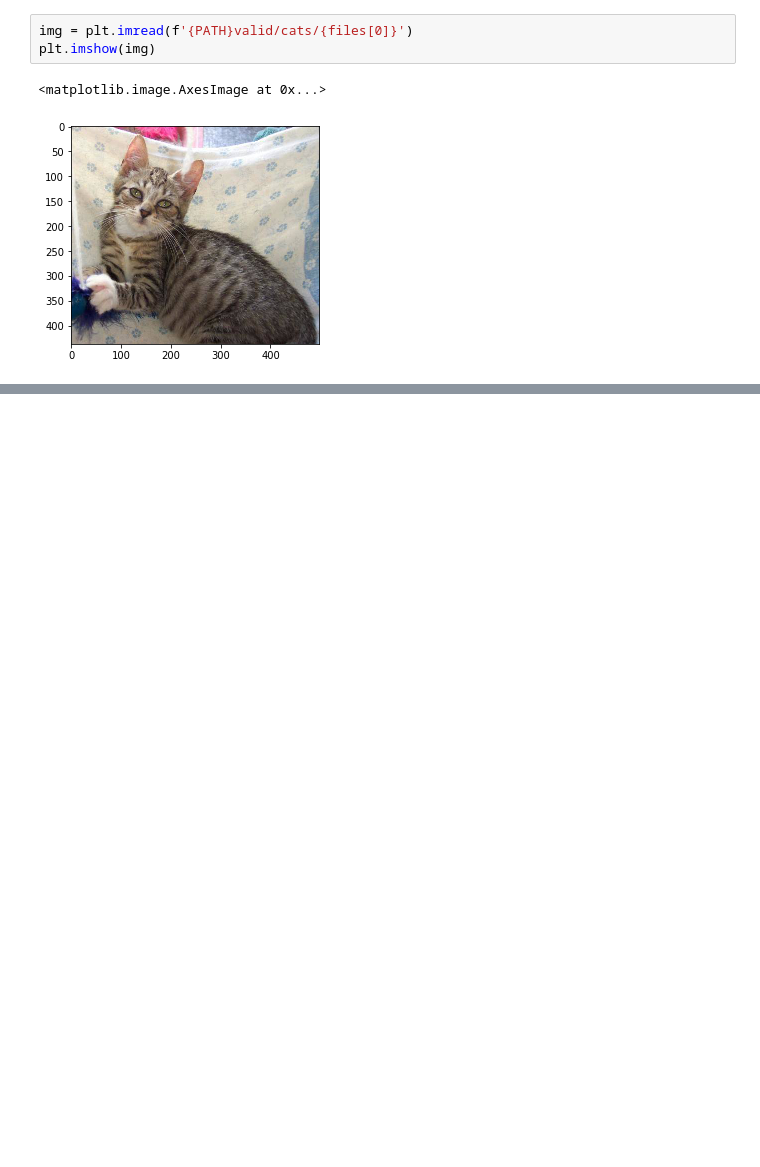
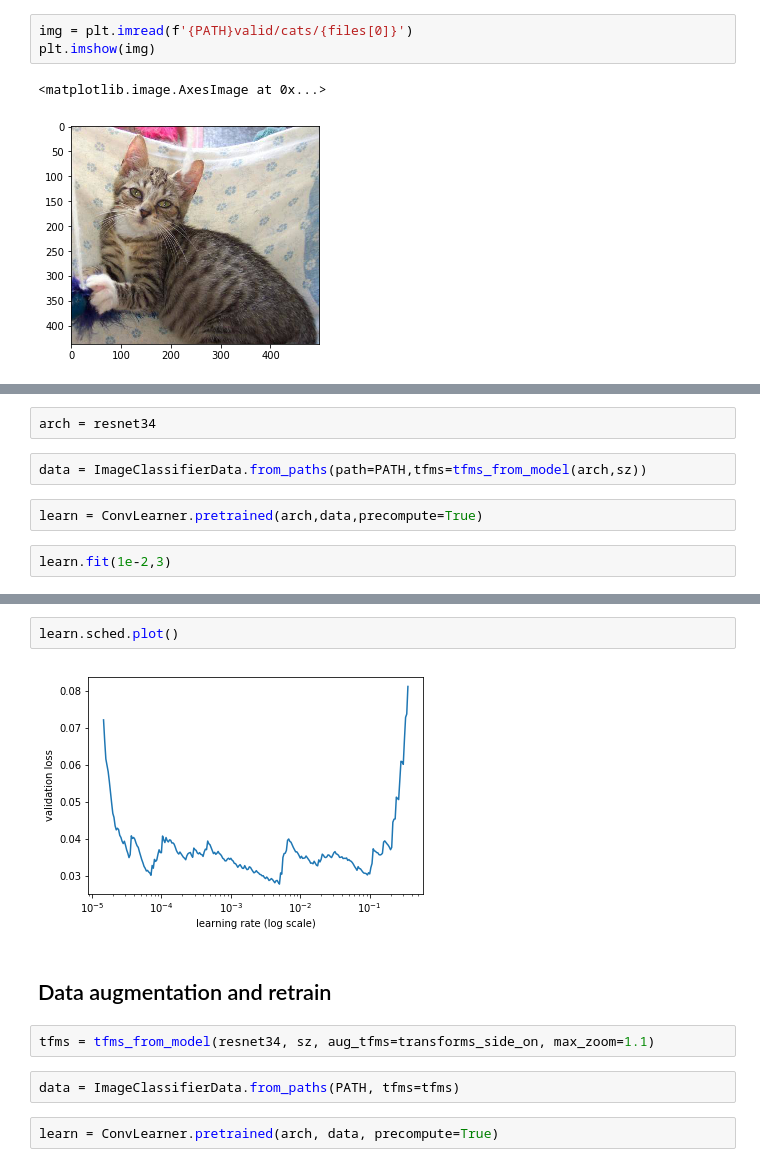
Before and after one commit to cyborgafterall/cyborg-fastai, a Jupyter notebook: courses/dl1/cyborg-jams/lesson-jams/cyborg-jam-lesson1.ipynb, the cells around one changed output, grey strips where cells are left out. Cells and saved outputs as stored; diff of their text form; blank space fills up the shorter version.

Commit message:
training model with data augmentation and precompute

```diff
--- a/courses/dl1/cyborg-jams/lesson-jams/cyborg-jam-lesson1.ipynb
+++ b/courses/dl1/cyborg-jams/lesson-jams/cyborg-jam-lesson1.ipynb
@@ -58,0 +59,8 @@ plt.imshow(img)
+# %%
+arch = resnet34
+# %%
+data = ImageClassifierData.from_paths(path=PATH,tfms=tfms_from_model(arch,sz))
+# %%
+learn = ConvLearner.pretrained(arch,data,precompute=True)
+# %%
+learn.fit(1e-2,3)
@@ -58,0 +78,12 @@ plt.imshow(img)
+# %%
+learn.sched.plot()
+# %% [output]
+[figure, added]
+# %% [markdown]
+## Data augmentation and retrain
+# %%
+tfms = tfms_from_model(resnet34, sz, aug_tfms=transforms_side_on, max_zoom=1.1)
+# %%
+data = ImageClassifierData.from_paths(PATH, tfms=tfms)
+# %%
+learn = ConvLearner.pretrained(arch, data, precompute=True)
```
Also changed, not shown: parts of 9 cells of this notebook.
